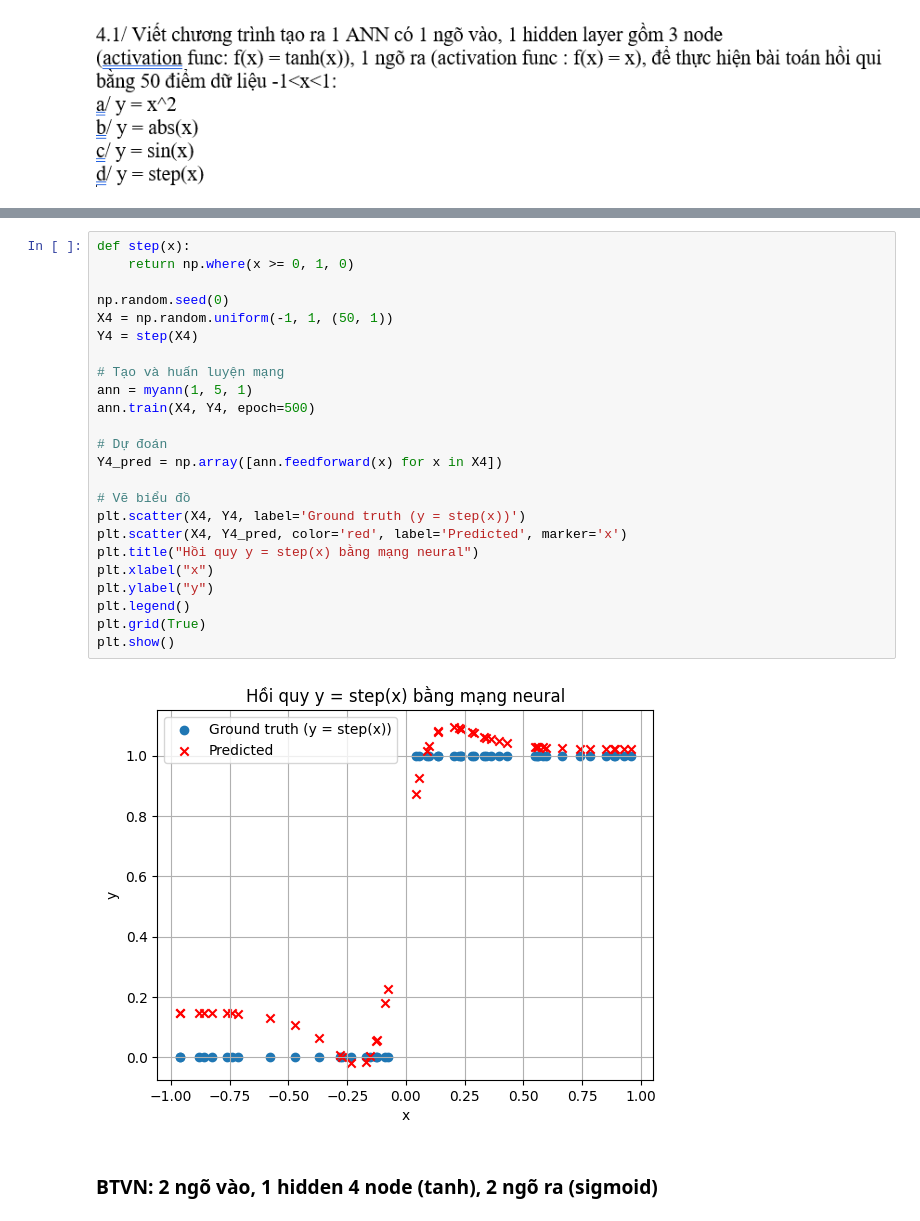
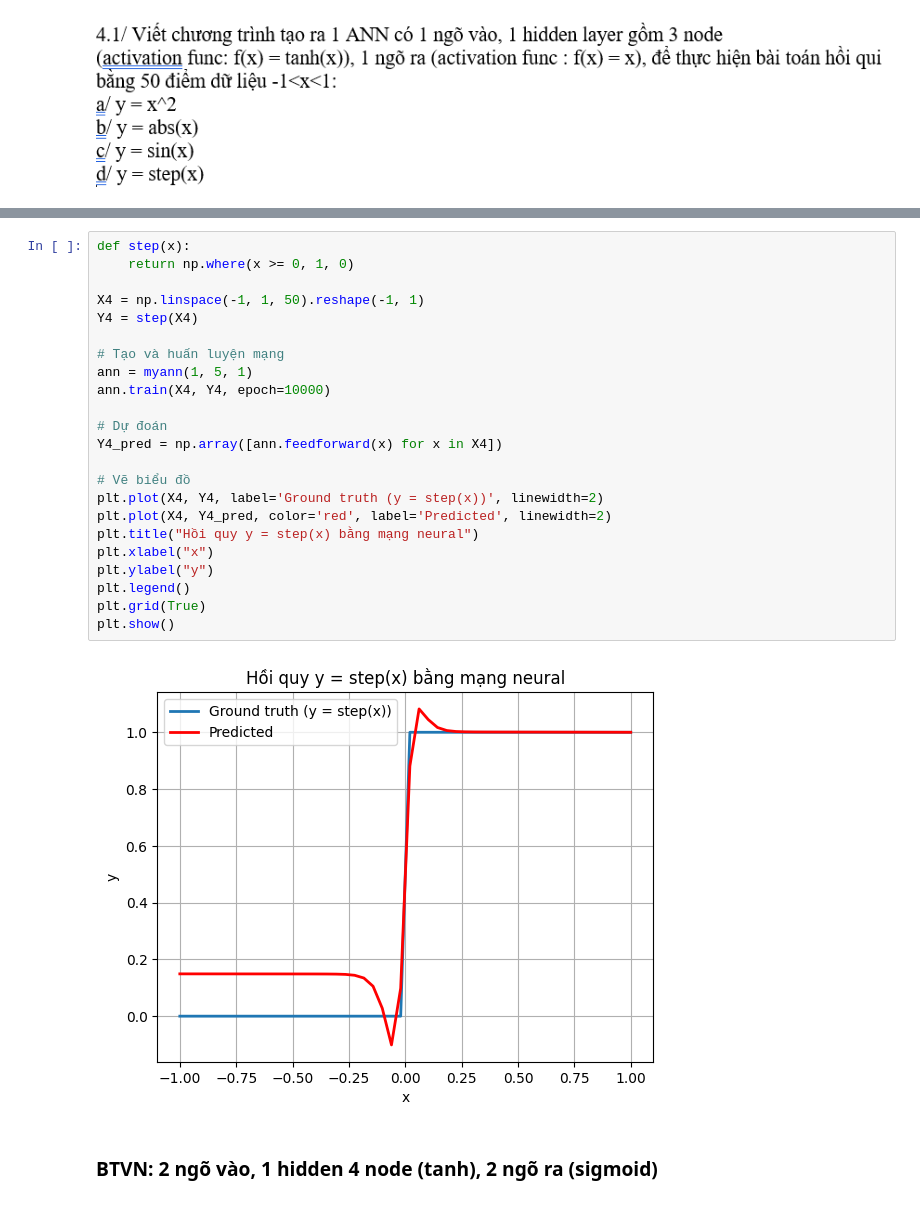
Before and after one commit to Nhunk/deeplearning, a Jupyter notebook: BTTH/Bai4.12Chuong2.ipynb, the cells around one changed output, grey strips where cells are left out. Drawn from its saved outputs; the diff is of its cells as text.

```diff
--- a/BTTH/Bai4.12Chuong2.ipynb
+++ b/BTTH/Bai4.12Chuong2.ipynb
@@ -203,29 +193,28 @@ plt.show()
 # %%
 def step(x):
     return np.where(x >= 0, 1, 0)
 
-np.random.seed(0)
-X4 = np.random.uniform(-1, 1, (50, 1))
+X4 = np.linspace(-1, 1, 50).reshape(-1, 1)
 Y4 = step(X4)
 
 # Tạo và huấn luyện mạng
 ann = myann(1, 5, 1)
-ann.train(X4, Y4, epoch=500)
+ann.train(X4, Y4, epoch=10000)
 
 # Dự đoán
 Y4_pred = np.array([ann.feedforward(x) for x in X4])
 
 # Vẽ biểu đồ
-plt.scatter(X4, Y4, label='Ground truth (y = step(x))')
-plt.scatter(X4, Y4_pred, color='red', label='Predicted', marker='x')
+plt.plot(X4, Y4, label='Ground truth (y = step(x))', linewidth=2)
+plt.plot(X4, Y4_pred, color='red', label='Predicted', linewidth=2)
 plt.title("Hồi quy y = step(x) bằng mạng neural")
 plt.xlabel("x")
 plt.ylabel("y")
 plt.legend()
 plt.grid(True)
 plt.show()
 # %% [output]
-[figure, old version]
+[figure, new version]
 # %% [markdown]
 ### BTVN: 2 ngõ vào, 1 hidden 4 node (tanh), 2 ngõ ra (sigmoid)
 # %%
```
Also changed, not shown: parts of 5 cells of this notebook.
